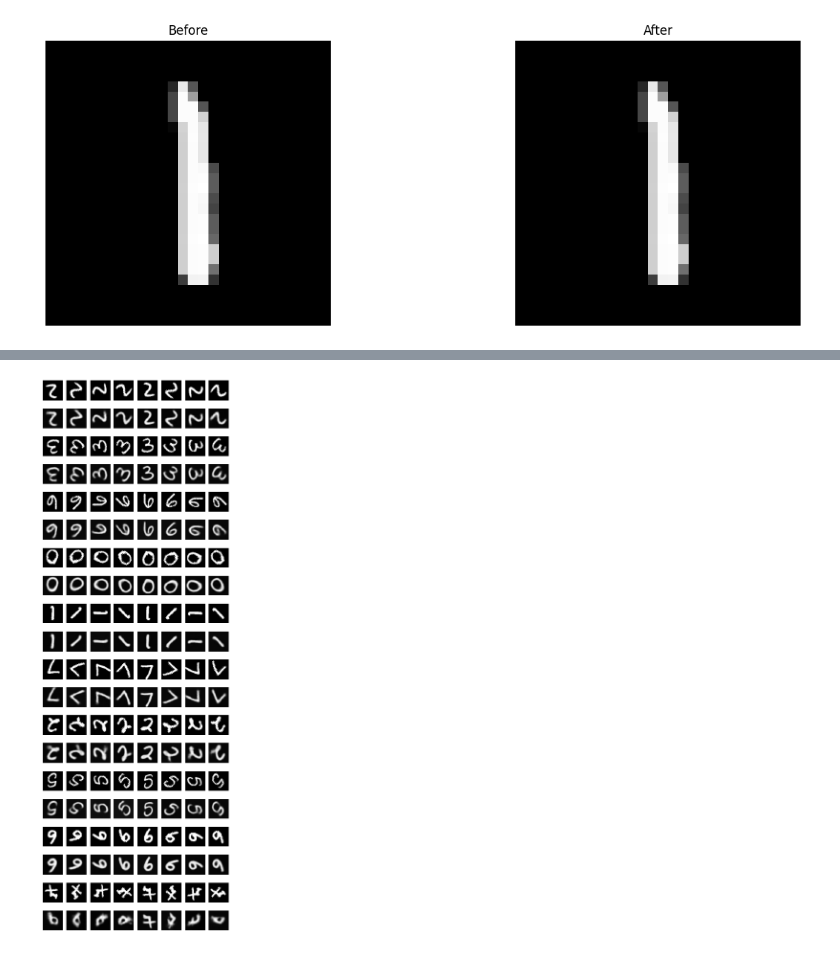
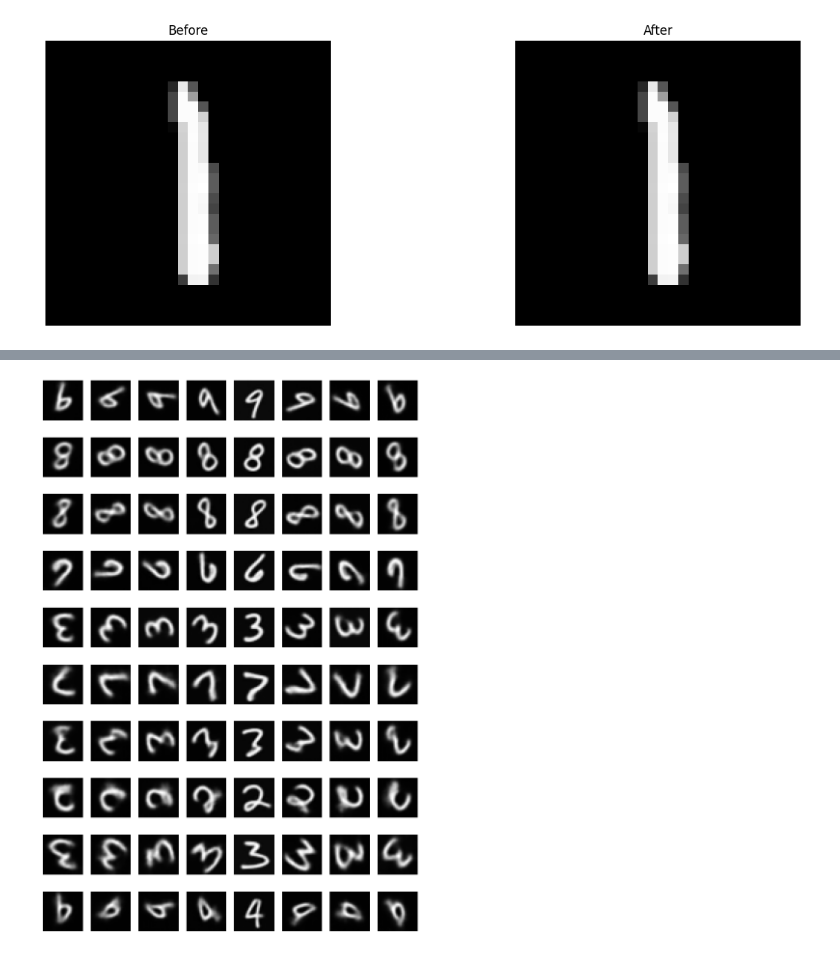
Before and after one commit to joeagriffith/ml-learning, a Jupyter notebook: Deep_Learning/Representation_Learning/Examples/MNIST/mnist.ipynb, the cells around one changed output, grey strips where cells are left out. Cells and saved outputs as stored; diff of their text form; code cells hidden in the pictures.

```diff
--- a/Deep_Learning/Representation_Learning/Examples/MNIST/mnist.ipynb
+++ b/Deep_Learning/Representation_Learning/Examples/MNIST/mnist.ipynb
@@ -129,23 +343,25 @@ Min value: tensor(0., device='cuda:0')
 # %%
 cfgs = [
     {
-        'name': 'AugPC',
+        'name': 'proj-3e-5-mse',
+    },
+    {
+        'name': 'proj-3e-5-mse',
     },
 ]
 
 
 for cfg in cfgs:
 
-    Model = AugPC
+    Model = LAugPC
     # backbone = 'mnist_cnn'
     backbone='mnist_cnn'
     experiment_name = cfg['name']
-    experiment = 'pc_vs_ae1'
-    # experiment = 'LAugPC-loss'
+    # experiment = 'pc_vs_ae1'
+    experiment = 'LAugPC-C-mom'
     log_dir = f'Deep_Learning/Representation_Learning/Examples/MNIST/out/logs/{experiment}/{experiment_name}/'
-    log_dir = None
     save_dir = f'Deep_Learning/Representation_Learning/Examples/MNIST/out/models/{experiment}/{experiment_name}.pth'
-    # save_dir = None
+    save_dir = None
     model = Model(1, 5,
                 backbone=backbone,
                 ).to(device)
@@ -154,7 +370,7 @@ for cfg in cfgs:
         model,
         'AdamW',
         # lr = cfg['lr'],
-        lr=3e-4,
+        lr=3e-5,
         wd=0.004,
         exclude_bias=True,
         exclude_bn=True,
@@ -198,8 +414,6 @@ for cfg in cfgs:
                 batch_size=256,
                 train_aug_scaler='none',
                 val_aug_scaler='none',
-                start_tau=0.996,
-                end_tau=1.0,
                 learn_on_ss=False,
                 writer=writer,
                 save_dir=save_dir,
@@ -935,37 +966,39 @@ images = []
 for i in range(10):
     while len(images) < i+1:
         idx = torch.randint(0, len(test_set), (1,)).item()
         if test_set.targets[idx] == i:
             images.append(train_set[idx][0].unsqueeze(0))
 
 angles = torch.arange(-180, 180, 45).tolist()
 translate = (0,0)
 scale = 1.0
 shear = 0.0
 
 truth = {}
 pred = {}
 
 for i in range(10):
     images_aug = []
     img_preds = []
     for angle in angles:
         img_aug = F_v2.affine(images[i], angle=angle, translate=translate, scale=scale, shear=shear)
         action = torch.tensor([angle/180, translate_x/8, translate_y/8, (scale-1.0)/0.25, shear/25], dtype=torch.float32, device=img.device).unsqueeze(0).repeat(img.shape[0], 1)
         images_aug.append(img_aug)
         img_preds.append(model.predict(images[i], action).view(images[i].shape))
 
     truth[i] = images_aug
     pred[i] = img_preds
 
 # Show example images
-fig, axes = plt.subplots(20, 8, figsize=(5,15))
+fig, axes = plt.subplots(10, 8, figsize=(10,15))
 for i in range(10):
     for j in range(8):
-        axes[2*i, j].imshow(truth[i][j].squeeze().cpu(), cmap='gray')
-        axes[2*i, j].axis('off')
-        axes[2*i+1, j].imshow(pred[i][j].squeeze().cpu().detach()
-                              , cmap='gray')
-        axes[2*i+1, j].axis('off')
+        # axes[2*i, j].imshow(truth[i][j].squeeze().cpu(), cmap='gray')
+        # axes[2*i, j].axis('off')
+        # axes[2*i+1, j].imshow(pred[i][j].squeeze().cpu().detach()
+                            #   , cmap='gray')
+        # axes[2*i+1, j].axis('off')
+        axes[i, j].imshow(pred[i][j].squeeze().cpu().detach(), cmap='gray')
+        axes[i, j].axis('off')
 # %% [output]
-[figure, old version]
+[figure, new version]
```
Also changed, not shown: parts of 5 cells of this notebook, 7 other files.
